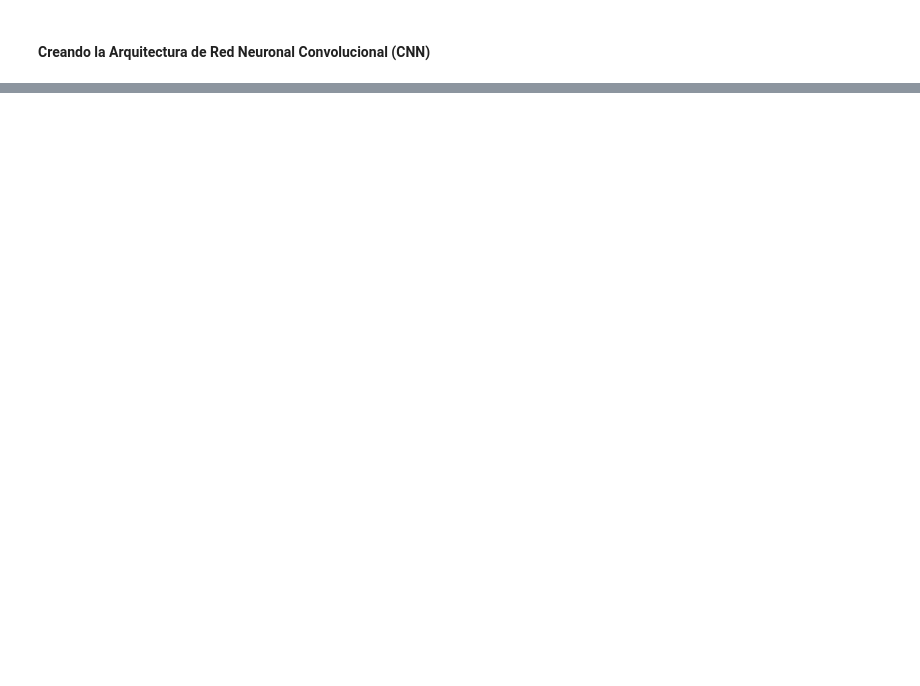
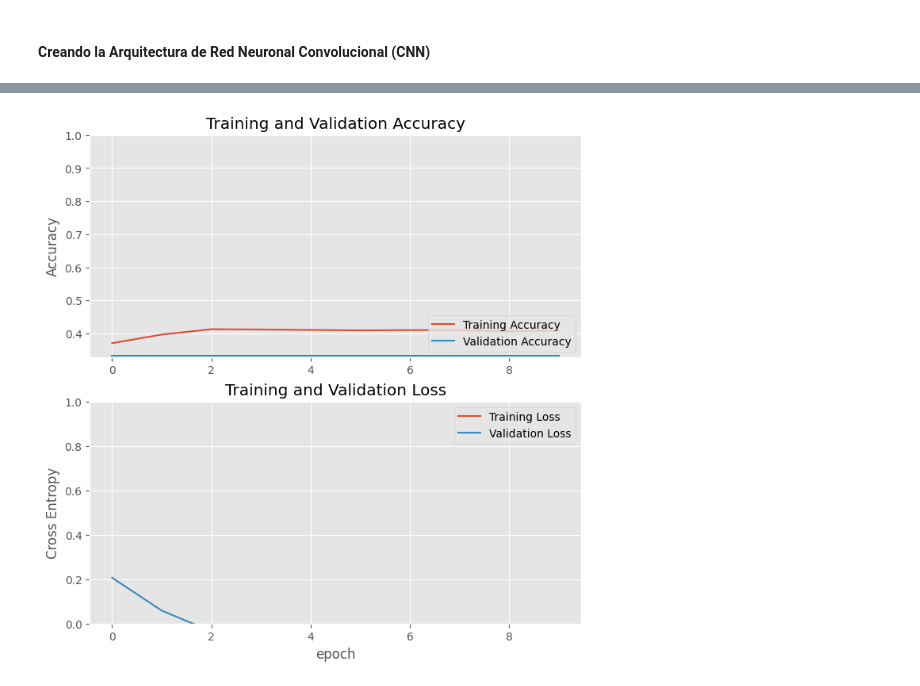
Before and after one commit to ljham/RNDL-shoes, a Jupyter notebook: Proyecto_Programación_Deep_Learning_Grupo_03.ipynb, the cells around one changed output, grey strips where cells are left out. Saved outputs shown, nothing was run; the diff lists cells and outputs as text; code cells hidden in the pictures; blank space fills up the shorter version.

```diff
--- a/Proyecto_Programación_Deep_Learning_Grupo_03.ipynb
+++ b/Proyecto_Programación_Deep_Learning_Grupo_03.ipynb
@@ -354,0 +392,3 @@ weighted avg       0.98      0.98      0.98      2400
+# %%
+base_model.trainable = False
+base_model.summary()
@@ -354,0 +473,6 @@ weighted avg       0.98      0.98      0.98      2400
+# %%
+initial_epochs = 10
+
+loss0, accuracy0 = model.evaluate(val_ds_norm)
+print("initial loss: {:.2f}".format(loss0))
+print("initial accuracy: {:.2f}".format(accuracy0))
@@ -354,0 +483,4 @@ weighted avg       0.98      0.98      0.98      2400
+# %%
+H = model.fit(train_dataset,
+              epochs=initial_epochs,
+              validation_data=val_ds_norm)
@@ -354,0 +507,7 @@ weighted avg       0.98      0.98      0.98      2400
+# %%
+# Evaluación + Testeo
+# Learning curves
+visualize_learning_curve(H)
+
+# Evaluando el modelo de predicción con las imágenes de test
+evaluate_model(convnet, arr_test_image, arr_test_label)
@@ -354,0 +527,27 @@ weighted avg       0.98      0.98      0.98      2400
+# %%
+acc = H.history['accuracy']
+val_acc = H.history['val_accuracy']
+
+loss = H.history['loss']
+val_loss = H.history['val_loss']
+
+plt.figure(figsize=(8, 8))
+plt.subplot(2, 1, 1)
+plt.plot(acc, label='Training Accuracy')
+plt.plot(val_acc, label='Validation Accuracy')
+plt.legend(loc='lower right')
+plt.ylabel('Accuracy')
+plt.ylim([min(plt.ylim()),1])
+plt.title('Training and Validation Accuracy')
+
+plt.subplot(2, 1, 2)
+plt.plot(loss, label='Training Loss')
+plt.plot(val_loss, label='Validation Loss')
+plt.legend(loc='upper right')
+plt.ylabel('Cross Entropy')
+plt.ylim([0,1.0])
+plt.title('Training and Validation Loss')
+plt.xlabel('epoch')
+plt.show()
+# %% [output]
+[figure, added]
```
Also changed, not shown: parts of 34 cells of this notebook.
